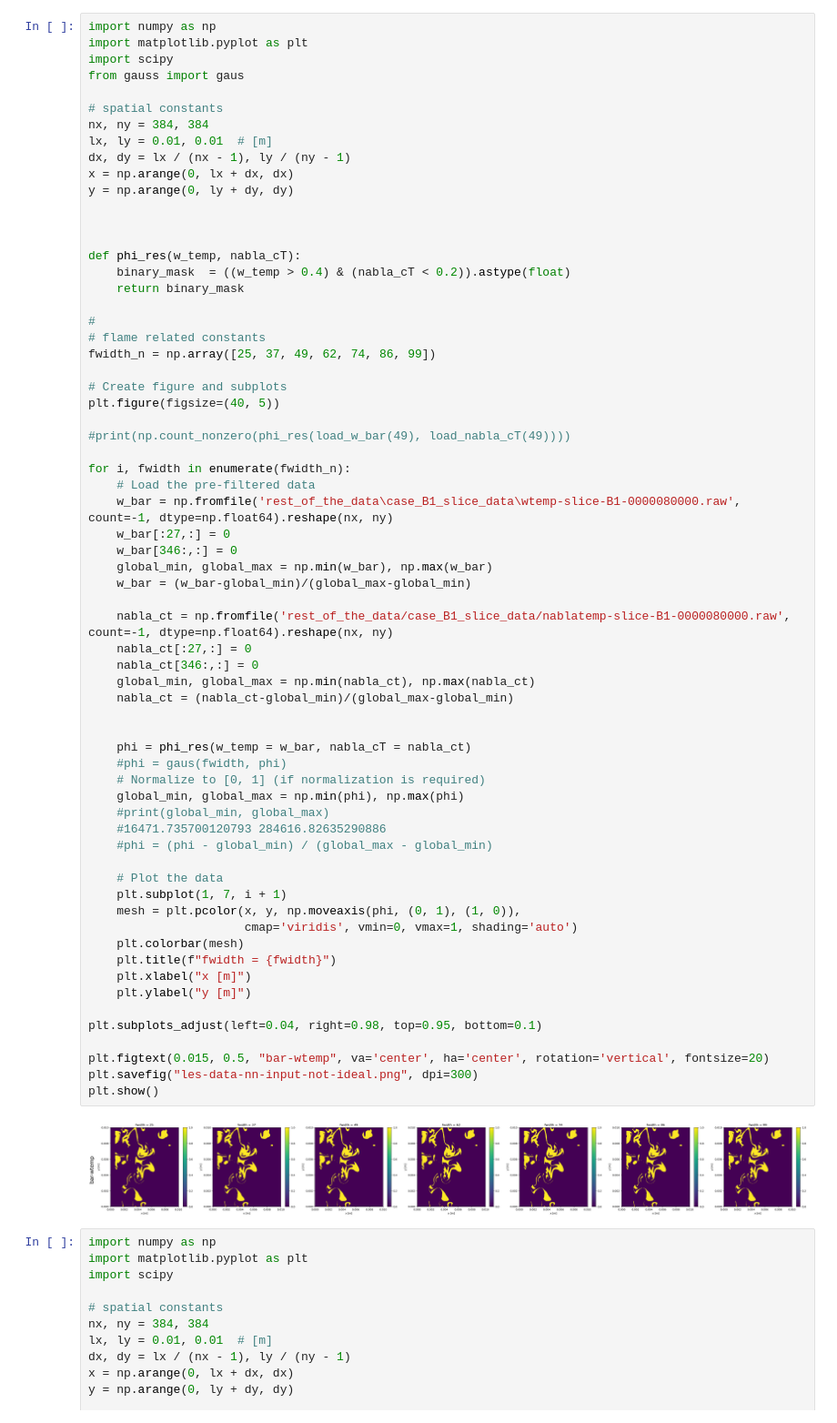
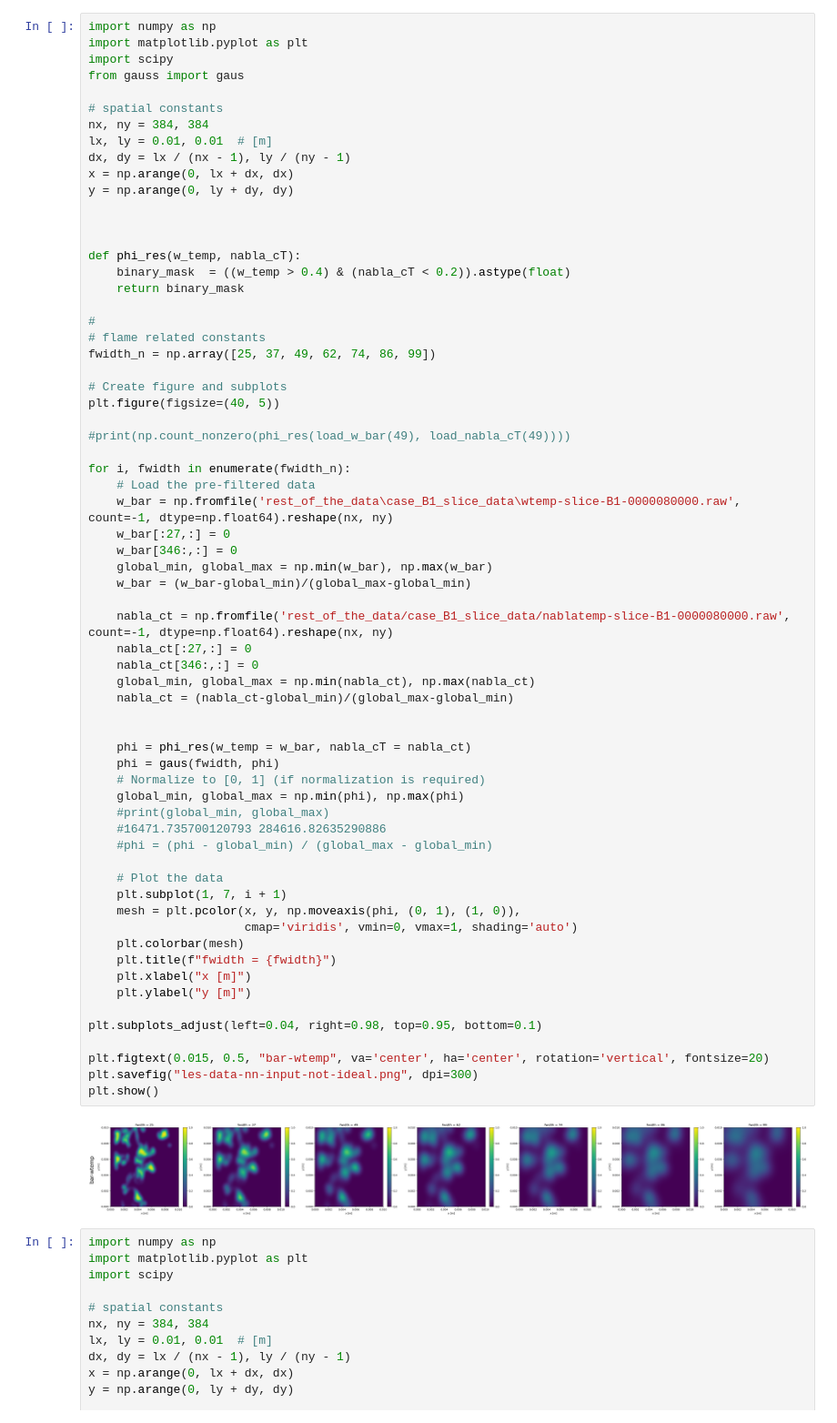
Before and after one commit to MedBox19/TAS-AE2224-I, a Jupyter notebook: mission2/Mission2.ipynb, the cells around one changed output. Shown at 91% size. Saved outputs shown, nothing was run; the diff lists cells and outputs as text.

```diff
--- a/mission2/Mission2.ipynb
+++ b/mission2/Mission2.ipynb
@@ -36,35 +36,35 @@ for i, fwidth in enumerate(fwidth_n):
 
     nabla_ct = np.fromfile('rest_of_the_data/case_B1_slice_data/nablatemp-slice-B1-0000080000.raw', count=-1, dtype=np.float64).reshape(nx, ny)
     nabla_ct[:27,:] = 0
     nabla_ct[346:,:] = 0
     global_min, global_max = np.min(nabla_ct), np.max(nabla_ct)
     nabla_ct = (nabla_ct-global_min)/(global_max-global_min)
 
 
     phi = phi_res(w_temp = w_bar, nabla_cT = nabla_ct)
-    #phi = gaus(fwidth, phi)
+    phi = gaus(fwidth, phi)
     # Normalize to [0, 1] (if normalization is required)
     global_min, global_max = np.min(phi), np.max(phi)
     #print(global_min, global_max)
     #16471.735700120793 284616.82635290886
     #phi = (phi - global_min) / (global_max - global_min)
 
     # Plot the data
     plt.subplot(1, 7, i + 1)
     mesh = plt.pcolor(x, y, np.moveaxis(phi, (0, 1), (1, 0)),
                       cmap='viridis', vmin=0, vmax=1, shading='auto')
     plt.colorbar(mesh)
     plt.title(f"fwidth = {fwidth}")
     plt.xlabel("x [m]")
     plt.ylabel("y [m]")
 
 plt.subplots_adjust(left=0.04, right=0.98, top=0.95, bottom=0.1)
 
 plt.figtext(0.015, 0.5, "bar-wtemp", va='center', ha='center', rotation='vertical', fontsize=20)
 plt.savefig("les-data-nn-input-not-ideal.png", dpi=300)
 plt.show()
 # %% [output]
-[figure, old version]
+[figure, new version]
 # %%
 import numpy as np
 import matplotlib.pyplot as plt
```
Also changed, not shown: parts of 1 cell of this notebook, 2 other files.
